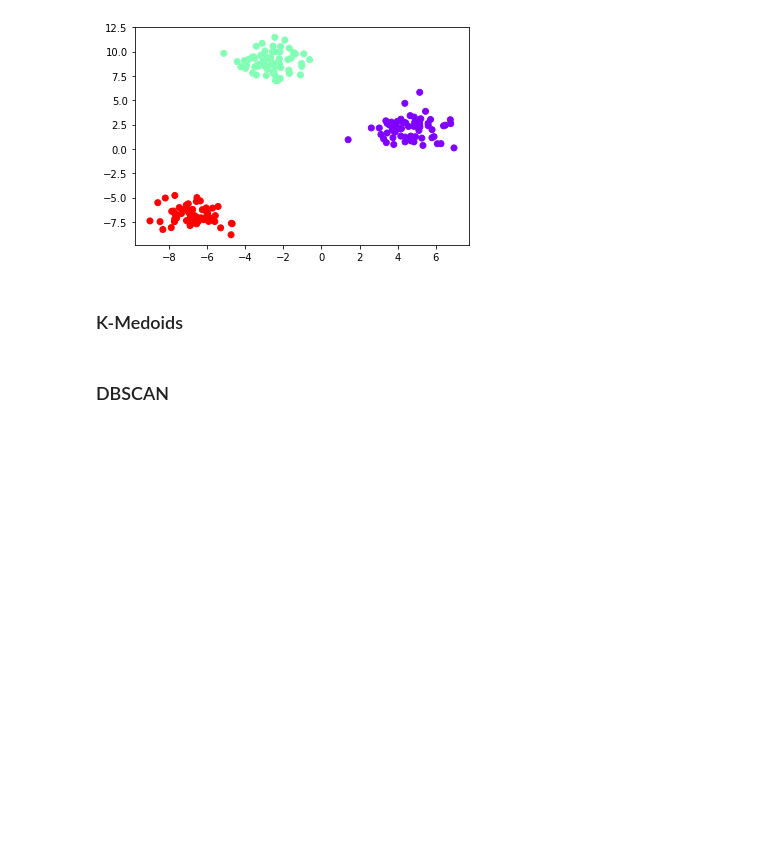
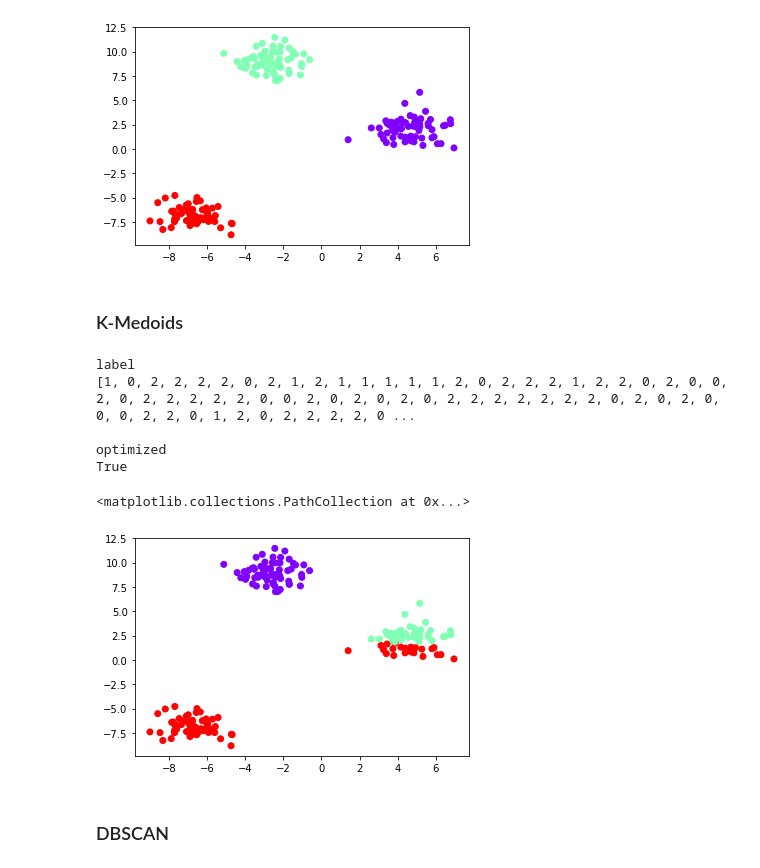
Before and after one commit to irfanmim/MLClustering, a Jupyter notebook: notebook.ipynb, the cells around one changed output. Cells and saved outputs as stored; diff of their text form; code cells hidden in the pictures; blank space fills up the shorter version.

Commit message:
add kmedoids

```diff
--- a/notebook.ipynb
+++ b/notebook.ipynb
@@ -46,6 +46,28 @@ label
 [figure]
 # %% [markdown]
 ### K-Medoids
+# %%
+from importlib import reload
+
+# Auto-reload
+import ml_course.kmedoids
+KMEDOIDS = reload(ml_course.kmedoids).KMEDOIDS
+
+model = KMEDOIDS(k=3, max_iteration=100)
+y_pred = model.fit_predict(X)
+
+from matplotlib.pyplot import scatter
+
+%matplotlib inline
+scatter(X[:, 0], X[:, 1], c=y_pred, cmap='rainbow')
+# %% [output]
+label
+[1, 0, 2, 2, 2, 2, 0, 2, 1, 2, 1, 1, 1, 1, 1, 2, 0, 2, 2, 2, 1, 2, 2, 0, 2, 0, 0, 2, 0, 2, 2, 2, 2, 2, 0, 0, 2, 0, 2, 0, 2, 0, 2, 2, 2, 2, 2, 2, 2, 0, 2, 0, 2, 0, 0, 0, 2, 2, 0, 1, 2, 0, 2, 2, 2, 2, 0 ...
+
+optimized
+True
+<matplotlib.collections.PathCollection at 0x...>
+[figure, added]
 # %% [markdown]
 ### DBSCAN
 # %%
```
Also changed, not shown: 2 other files.
